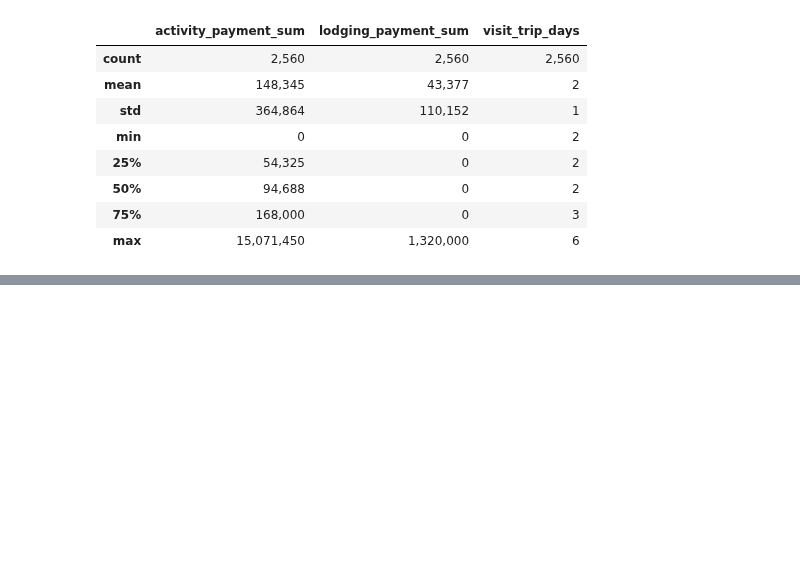
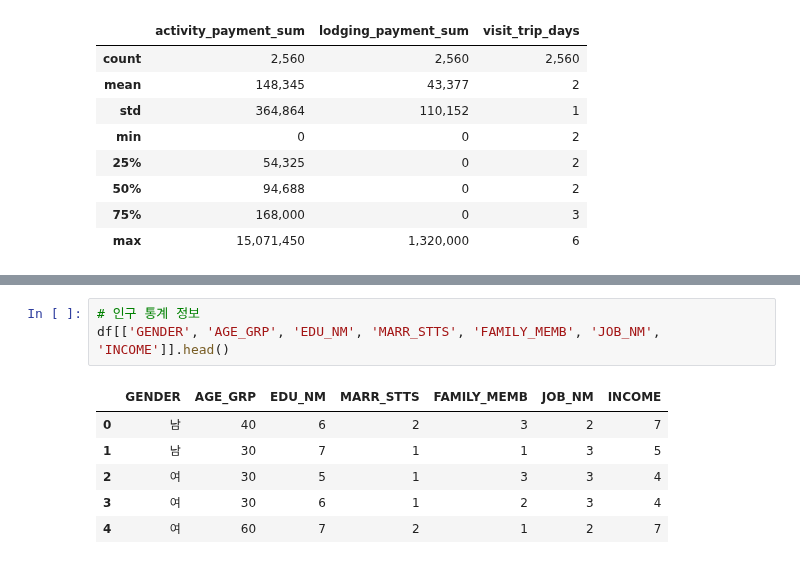
Before and after one commit to SKNetworks-AI19-250818/SKN19-mini-1Team, a Jupyter notebook: preprocessing/notebook/00_EDA.ipynb, the cells around one changed output, grey strips where cells are left out. Drawn from its saved outputs; the diff is of its cells as text; blank space fills up the shorter version.

```diff
--- a/preprocessing/notebook/00_EDA.ipynb
+++ b/preprocessing/notebook/00_EDA.ipynb
@@ -103,0 +125,10 @@ plt.show()
+# %%
+# 인구 통계 정보
+df[['GENDER', 'AGE_GRP', 'EDU_NM', 'MARR_STTS', 'FAMILY_MEMB', 'JOB_NM', 'INCOME']].head()
+# %% [output]
+|  | GENDER | AGE_GRP | EDU_NM | MARR_STTS | FAMILY_MEMB | JOB_NM | INCOME |
+| 0 | 남 | 40 | 6 | 2 | 3 | 2 | 7 |
+| 1 | 남 | 30 | 7 | 1 | 1 | 3 | 5 |
+| 2 | 여 | 30 | 5 | 1 | 3 | 3 | 4 |
+| 3 | 여 | 30 | 6 | 1 | 2 | 3 | 4 |
+| 4 | 여 | 60 | 7 | 2 | 1 | 2 | 7 |
```
Also changed, not shown: parts of 21 cells of this notebook.
